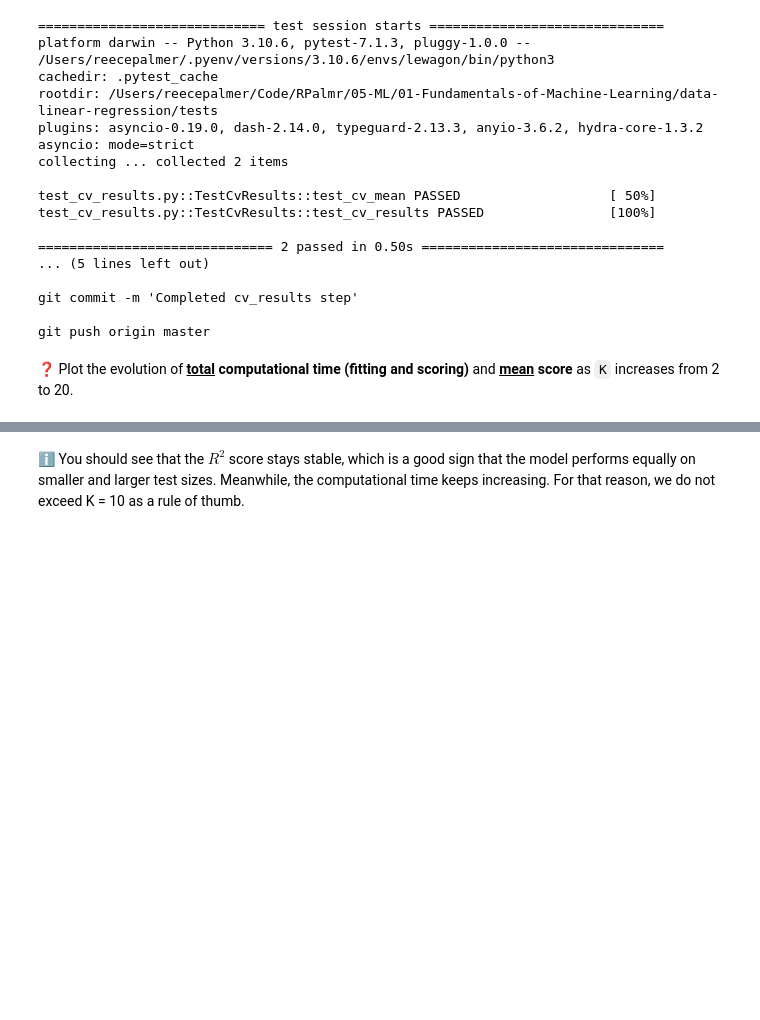
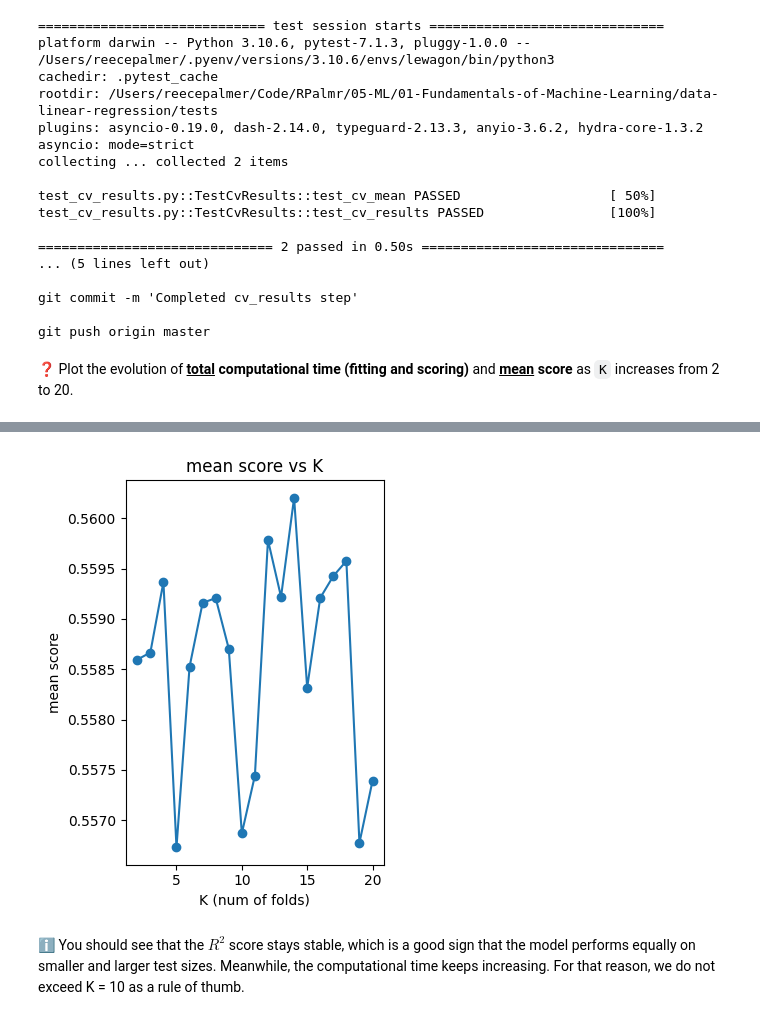
Before and after one commit to RPalmr/data-linear-regression, a Jupyter notebook: Linear_Regression.ipynb, the cells around one changed output, grey strips where cells are left out. Drawn from its saved outputs; the diff is of its cells as text; code cells hidden in the pictures; blank space fills up the shorter version.

```diff
--- a/Linear_Regression.ipynb
+++ b/Linear_Regression.ipynb
@@ -136,3 +158,14 @@ git push origin master
+# %%
+plt.subplot(122)
+plt.plot(K_values, mean_scores, 'o-')
+plt.title('mean score vs K')
+plt.xlabel('K (num of folds)')
+plt.ylabel('mean score')
+
+plt.tight_layout()
+plt.show()
+# %% [output]
+[figure, added]
 # %% [markdown]
 ℹ️ You should see that the $R^2$ score stays stable, which is a good sign that the model performs equally on smaller and larger test sizes. Meanwhile, the computational time keeps increasing. For that reason, we do not exceed K = 10 as a rule of thumb.
 # %% [markdown]
```
Also changed, not shown: parts of 20 cells of this notebook, 1 other file.
